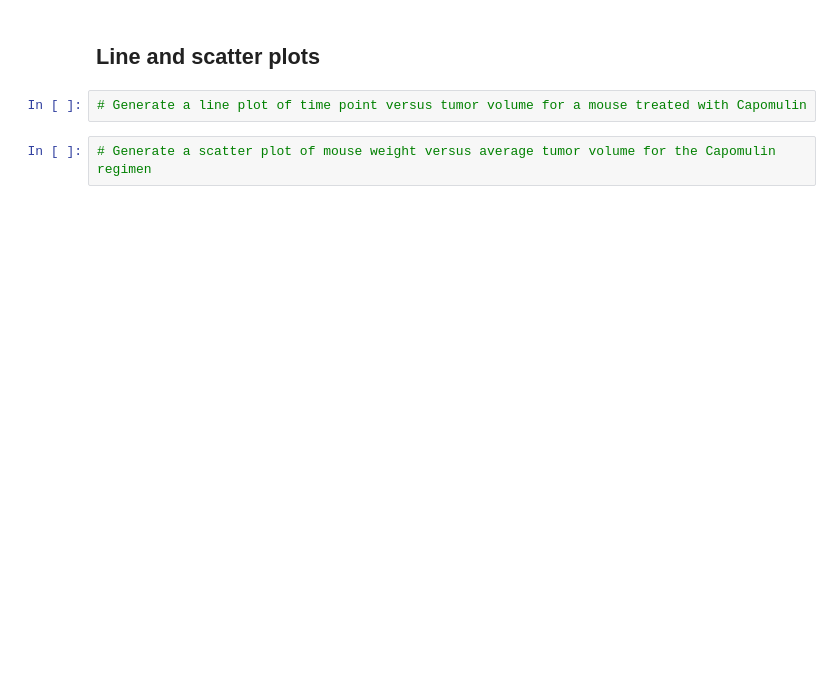
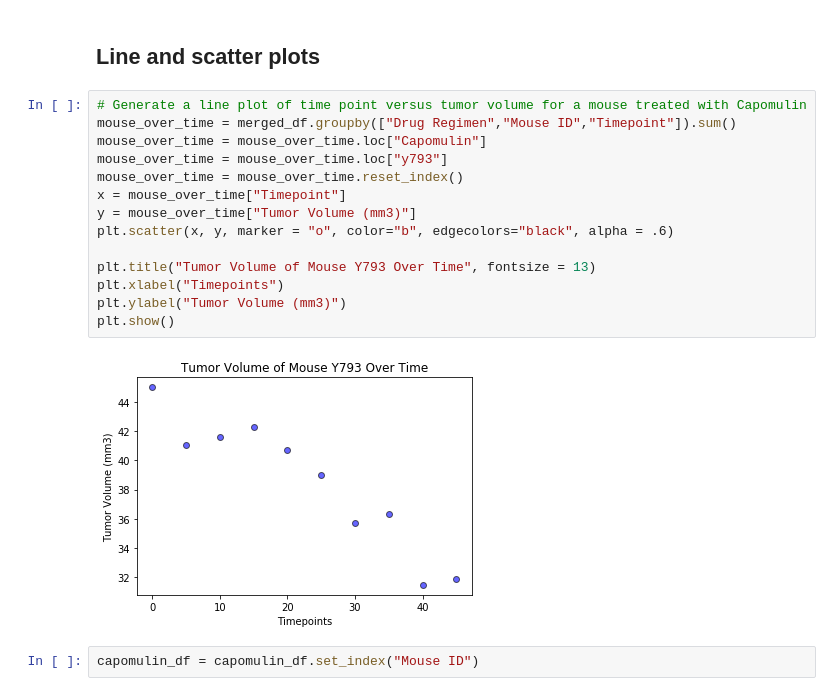
Before and after one commit to wisemantyr/Pymaceuticals, a Jupyter notebook: Pymaceuticals.ipynb, the cells around one changed output. Saved outputs shown, nothing was run; the diff lists cells and outputs as text; blank space fills up the shorter version.

```diff
--- a/Pymaceuticals.ipynb
+++ b/Pymaceuticals.ipynb
@@ -253,6 +271,20 @@ infubinol_outliers= [t for t in infubinol_tumors if [(infubinol_tumors < infubin
 # %% [markdown]
 ## Line and scatter plots
-# %%
-# Generate a line plot of time point versus tumor volume for a mouse treated with Capomulin
-# %%
-# Generate a scatter plot of mouse weight versus average tumor volume for the Capomulin regimen
+# %%
+# Generate a line plot of time point versus tumor volume for a mouse treated with Capomulin
+mouse_over_time = merged_df.groupby(["Drug Regimen","Mouse ID","Timepoint"]).sum()
+mouse_over_time = mouse_over_time.loc["Capomulin"]
+mouse_over_time = mouse_over_time.loc["y793"]
+mouse_over_time = mouse_over_time.reset_index()
+x = mouse_over_time["Timepoint"]
+y = mouse_over_time["Tumor Volume (mm3)"]
+plt.scatter(x, y, marker = "o", color="b", edgecolors="black", alpha = .6)
+
+plt.title("Tumor Volume of Mouse Y793 Over Time", fontsize = 13)
+plt.xlabel("Timepoints")
+plt.ylabel("Tumor Volume (mm3)")
+plt.show()
+# %% [output]
+[figure, added]
+# %%
+capomulin_df = capomulin_df.set_index("Mouse ID")
```
Also changed, not shown: parts of 7 cells of this notebook, 1 other file.
